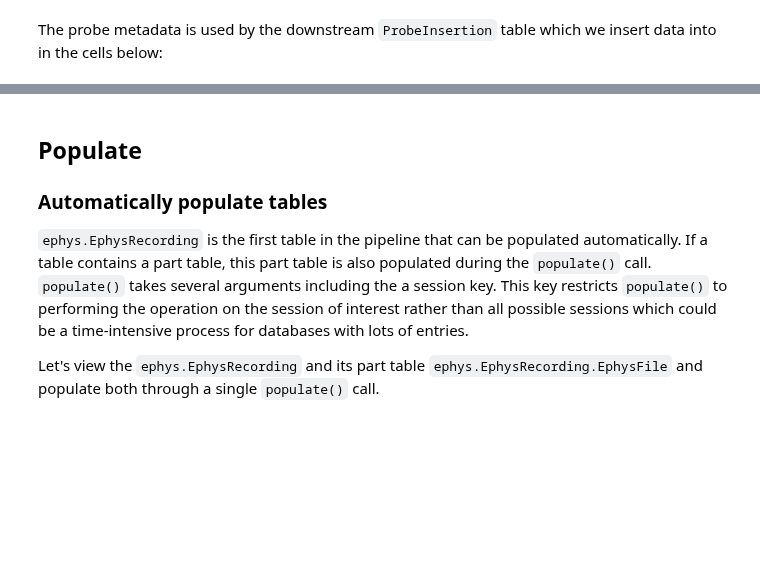
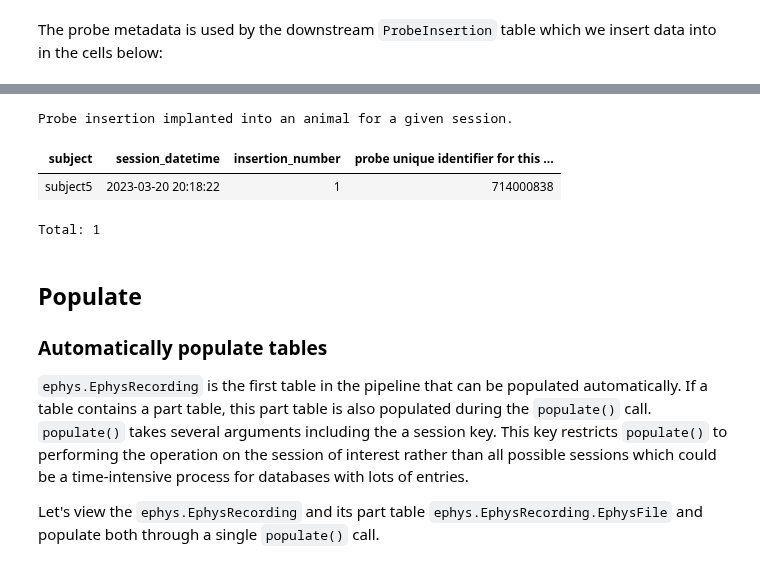
Before and after one commit to datajoint/workflow-array-ephys, a Jupyter notebook: notebooks/tutorial.ipynb, the cells around one changed output, grey strips where cells are left out. Saved outputs shown, nothing was run; the diff lists cells and outputs as text; code cells hidden in the pictures; blank space fills up the shorter version.

```diff
--- a/notebooks/tutorial.ipynb
+++ b/notebooks/tutorial.ipynb
@@ -148,6 +171,8 @@ Here we will demonstrate a very useful way of inserting data by assigning the di
 to a variable `session_key`. This variable can be used to insert entries into tables that
 contain the `Session` table as one of its attributes.
 # %%
-session_key = dict(subject="subject5", session_datetime="2023-01-01 00:00:00.000")
-session.Session.insert1(session_key, skip_duplicates=True)
+session_key = dict(subject='subject5',
+                   session_datetime=datetime.datetime.now())
+
+session.Session.insert1(session_key)
 session.Session()
@@ -193,13 +240,17 @@ ephys.ProbeInsertion.heading
 # %%
 ephys.ProbeInsertion.insert1(
     dict(
-        **session_key,
-        insertion_number=0,
-        probe="17131311651",
-    ),
-    skip_duplicates=True,
-)  # probe, subject, session_datetime needs to follow the restrictions of foreign keys.
+        session_key,
+        insertion_number=1,
+        probe="714000838",
+    )
+) # probe, subject, session_datetime needs to follow the restrictions of foreign keys.
 ephys.ProbeInsertion()
+# %% [output]
+Probe insertion implanted into an animal for a given session.
+| subject | session_datetime | insertion_number | probe unique identifier for this ... |
+| subject5 | 2023-03-20 20:18:22 | 1 | 714000838 |
+Total: 1
 # %% [markdown]
 ## Populate
 
```
Also changed, not shown: parts of 51 cells of this notebook, 9 other files.
